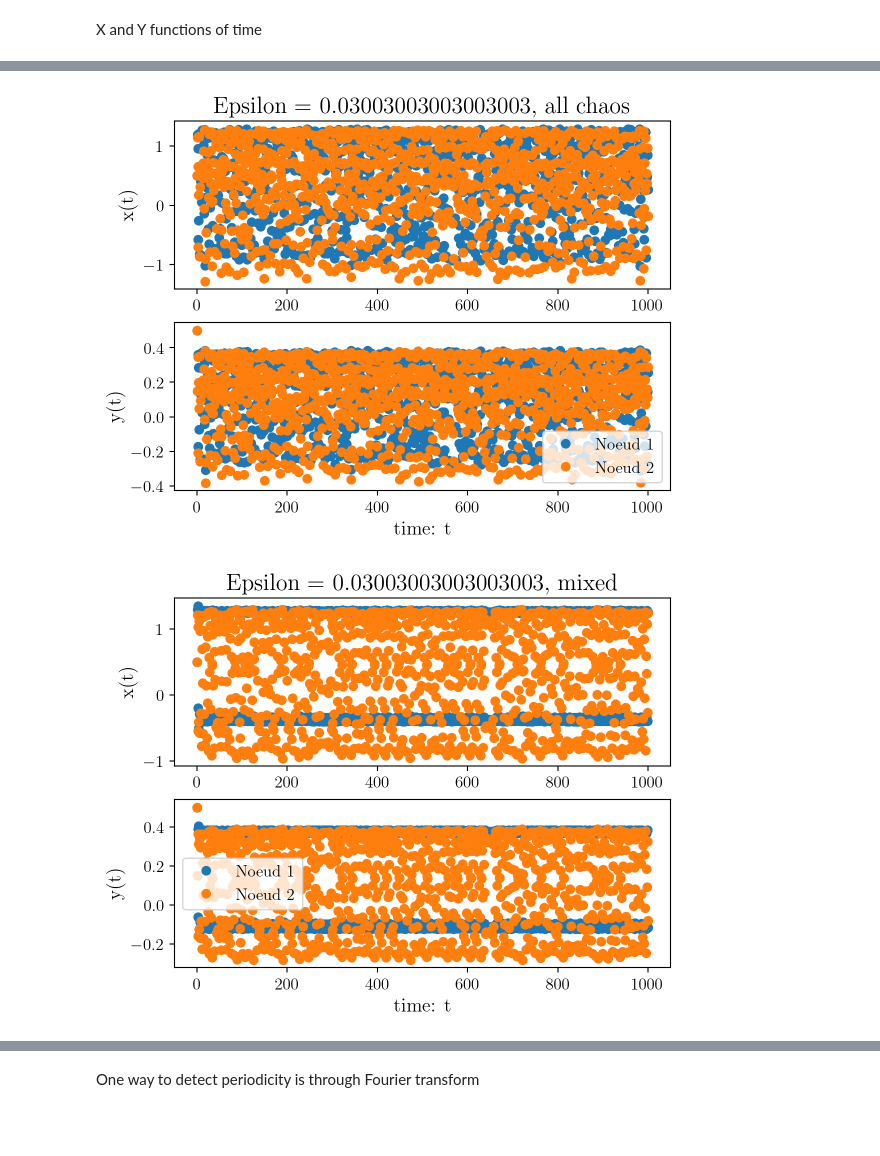
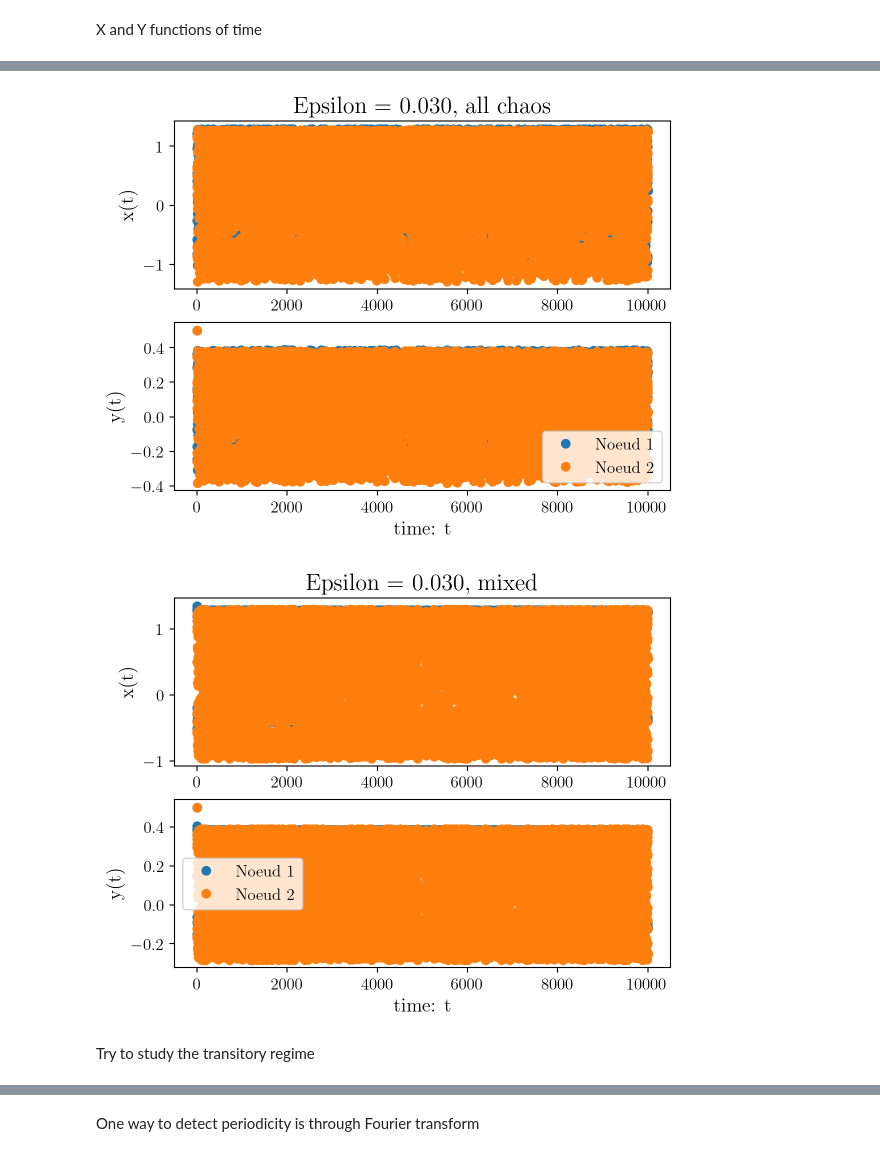
Before and after one commit to ENSLProjects/Numerical_Project, a Jupyter notebook: run/TwoBodyResults.ipynb, the cells around one changed output, grey strips where cells are left out. Cells and saved outputs as stored; diff of their text form; code cells hidden in the pictures; blank space fills up the shorter version.

Commit message:
Try to study settling time + fix restart kernel

```diff
--- a/run/TwoBodyResults.ipynb
+++ b/run/TwoBodyResults.ipynb
@@ -30,7 +33,7 @@ print(G)
 # %% [markdown]
 Define the parameters
 # %%
-N = 1000 #length of the run
+N = 10000 #length of the run
 Epsilon = np.linspace(0., 0.3, 1000)
 b = 0.3
 a_period = (0.6, 1.) #everyone periodic
@@ -100,28 +100,30 @@ plt.show()
 # %%
 fig, ax = plt.subplots(2,1)
 ax[0].plot(data_chaos_x[:, 0, indexeps], 'o', label="Noeud 1")
 ax[0].plot(data_chaos_x[:, 1, indexeps], 'o', label="Noeud 2")
 ax[1].set_xlabel("time: t")
 ax[0].set_ylabel(r"x(t)")
-ax[0].set_title(f"Epsilon = {Epsilon[indexeps]}, all chaos")
+ax[0].set_title("Epsilon = {eps:.3f}, all chaos".format(eps=Epsilon[indexeps]))
 ax[1].plot(data_chaos_y[:, 0, indexeps], 'o', label="Noeud 1")
 ax[1].plot(data_chaos_y[:, 1, indexeps], 'o', label="Noeud 2")
 ax[1].set_ylabel(r"y(t)")
 plt.legend()
 plt.show()
 # %% [output]
-[figure, old version]
+[figure, new version]
 # %%
 fig, ax = plt.subplots(2,1)
 ax[0].plot(data_mixed_x[:, 0, indexeps], 'o', label="Noeud 1")
 ax[0].plot(data_mixed_x[:, 1, indexeps], 'o', label="Noeud 2")
 ax[1].set_xlabel("time: t")
 ax[0].set_ylabel(r"x(t)")
-ax[0].set_title(f"Epsilon = {Epsilon[indexeps]}, mixed")
+ax[0].set_title("Epsilon = {eps:.3f}, mixed".format(eps=Epsilon[indexeps]))
 ax[1].plot(data_mixed_y[:, 0, indexeps], 'o', label="Noeud 1")
 ax[1].plot(data_mixed_y[:, 1, indexeps], 'o', label="Noeud 2")
 ax[1].set_ylabel(r"y(t)")
 plt.legend()
 plt.show()
 # %% [output]
-[figure, old version]
+[figure, new version]
+# %% [markdown]
+Try to study the transitory regime
```
Also changed, not shown: parts of 11 cells of this notebook, 3 other files.
